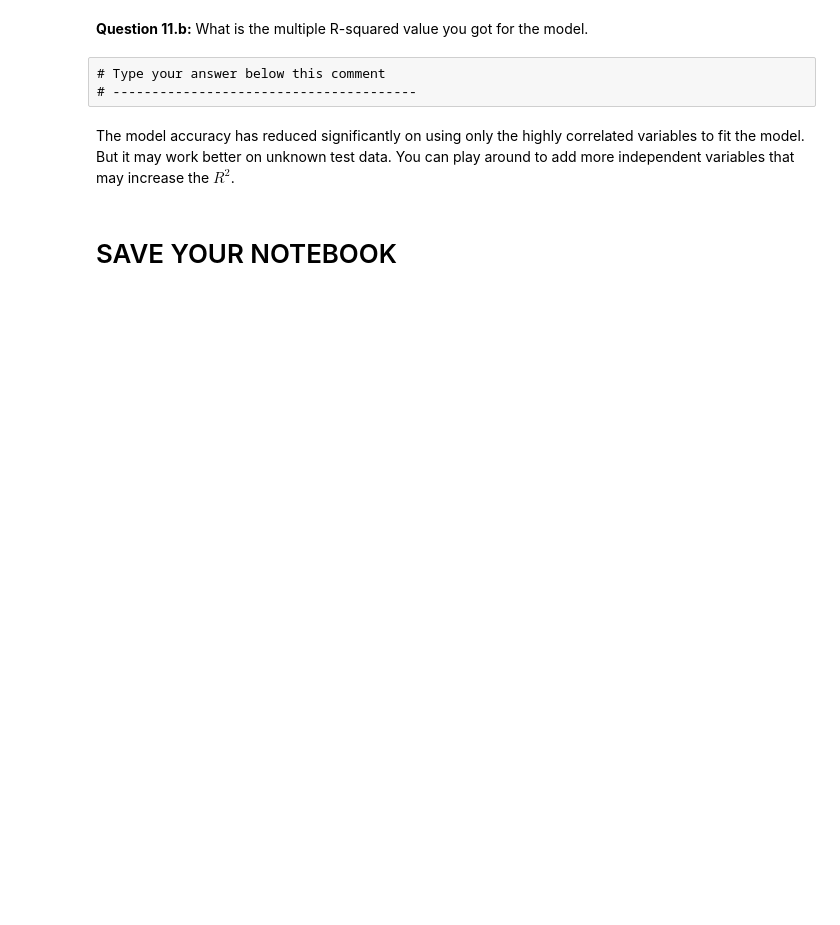
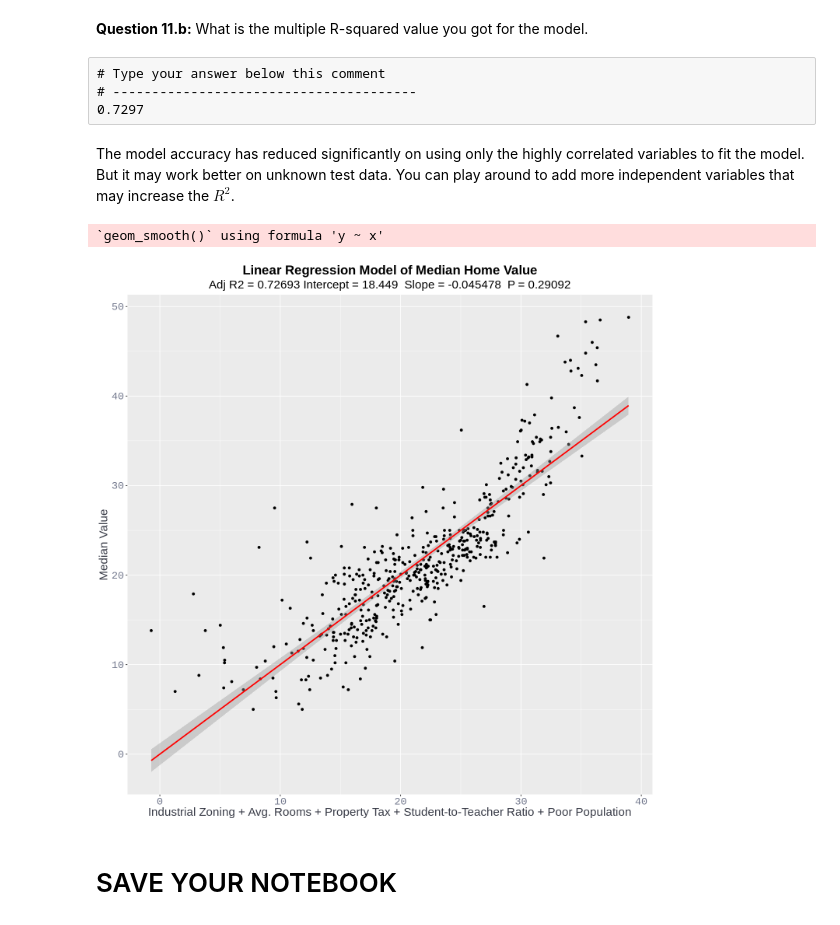
Before and after one commit to SteeltownRiot/DSA, a Jupyter notebook: DSA-7020 Stats for Data Analysis/Module 2 - Multivariate Data/Exercises/Exercises.ipynb, the cells around one changed output. Cells and saved outputs as stored; diff of their text form; code cells hidden in the pictures; blank space fills up the shorter version.

```diff
--- a/DSA-7020 Stats for Data Analysis/Module 2 - Multivariate Data/Exercises/Exercises.ipynb
+++ b/DSA-7020 Stats for Data Analysis/Module 2 - Multivariate Data/Exercises/Exercises.ipynb
@@ -290,7 +290,7 @@ poor:       -0.74
 # -------------------------------------
 titles_theme <- theme(plot.title = element_text(family = "Helvetica", face = "bold", size = (20), hjust = 0.5),
                       legend.title = element_text(color = "steelblue",  face = "bold.italic", family = "Helvetica"),
-                      plot.subtitle = element_text(family = "Helvetica", size = (20), hjust = 0.5),
+                      plot.subtitle = element_text(family = "Helvetica", size = (18), hjust = 0.5),
                       legend.text = element_text(face = "italic", color="#34568B", family = "Helvetica"),
                       axis.title = element_text(family = "Helvetica", size = (18), color = "#363945"),
                       axis.text = element_text(family = "Courier", color = "#72788d", size = (16)))
@@ -471,3 +496,7 @@ We can eliminate those kinds of redundant variables from the model.
 # %%
 # Execute your code for question 11 here
 # -------------------------------------
+# Build the statistical model
+fit_sig <- lm(medianvalue ~ indus + rooms + tax + ptotratio + poor, data = no_50k)
+
+summary(fit_sig)
@@ -476,9 +523,33 @@ We can eliminate those kinds of redundant variables from the model.
 # %% [raw]
 # Type your answer below this comment
 # ---------------------------------------
+0.7297
 # %% [markdown]
 The model accuracy has reduced significantly on using only the highly correlated variables to fit the model.
 But it may work better on unknown test data.
 You can play around to add more independent variables that may increase the $R^2$.
+# %%
+ggplot(no_50k,
+       aes_string(
+                x = (-0.04547 * no_50k$indus + 4.143847 * no_50k$rooms + (-0.006815) * no_50k$tax +
+                    (-0.761960) * no_50k$ptotratio + (-0.409758) * no_50k$poor + 18.448615),
+                y = names(fit_sig$model)[1]
+       ) # end of aes_string
+  ) + # end of ggplot
+  geom_point() +
+  stat_smooth(method = "lm", col = "red") +
+  labs(title = "Linear Regression Model of Median Home Value",
+       subtitle = paste("Adj R2 =",signif(summary(fit_sig)$adj.r.squared, 5),
+                     "Intercept =",signif(fit_sig$coef[[1]],5 ),
+                     " Slope =",signif(fit_sig$coef[[2]], 5),
+                     " P =",signif(summary(fit_sig)$coef[2,4], 5)
+                ), # end of title string concatenations
+       x = "Industrial Zoning + Avg. Rooms + Property Tax + Student-to-Teacher Ratio + Poor Population",
+       y = "Median Value"
+      ) + # end of labs
+titles_theme
+# %% [output]
+`geom_smooth()` using formula 'y ~ x'
+[figure, added]
 # %% [markdown]
 # SAVE YOUR NOTEBOOK
```
Also changed, not shown: parts of 7 cells of this notebook.
